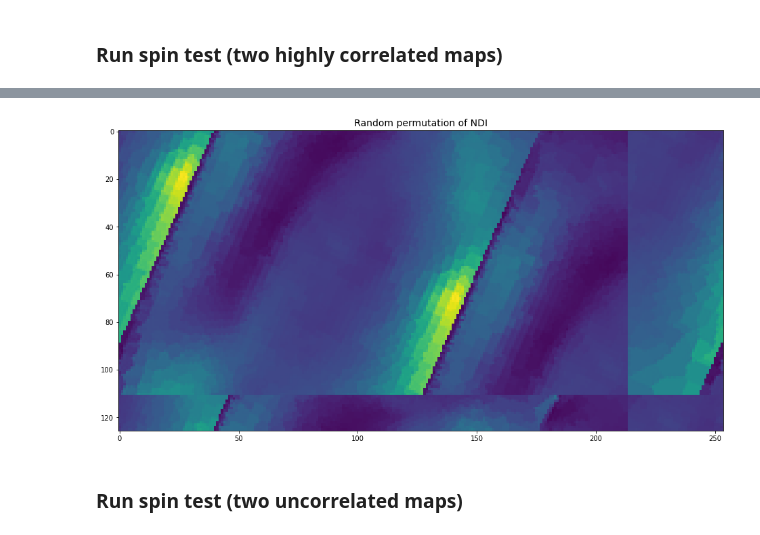
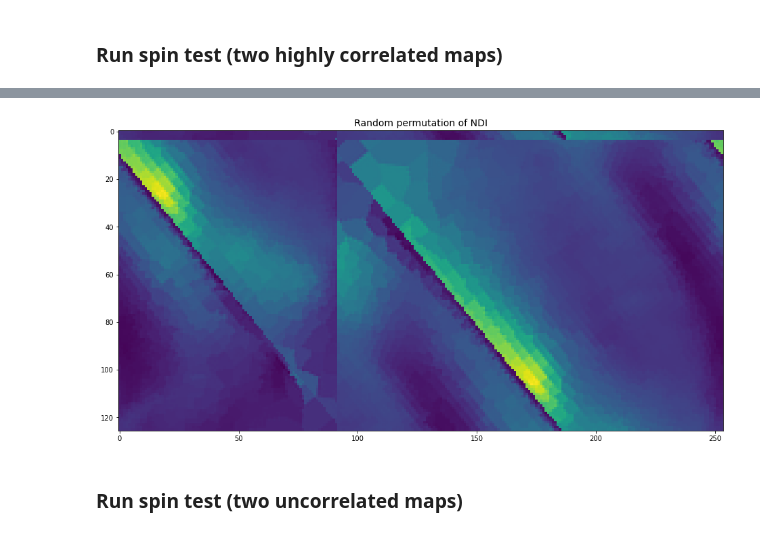
Before and after one commit to Bradley-Karat/Hippo_Spin_Testing, a Jupyter notebook: example_spintest.ipynb, the cells around one changed output, grey strips where cells are left out. Saved outputs shown, nothing was run; the diff lists cells and outputs as text; code cells hidden in the pictures.

```diff
--- a/example_spintest.ipynb
+++ b/example_spintest.ipynb
@@ -60,11 +60,11 @@ p-value between NDI and T1w/T2w = 0.0
 # %%
 #Visualize a random permuted unfolded map
 fig, ax = plt.subplots(figsize=(16,9))
-ax.imshow(permutedimg[:,:,900])
+ax.imshow(permutedimg[:,:,2])
 plt.title('Random permutation of NDI',fontsize=14)
 plt.show()
 # %% [output]
-[figure, old version]
+[figure, new version]
 # %% [markdown]
 ### Run spin test (two uncorrelated maps)
 # %%
```
Also changed, not shown: parts of 4 cells of this notebook, 8 other files.
